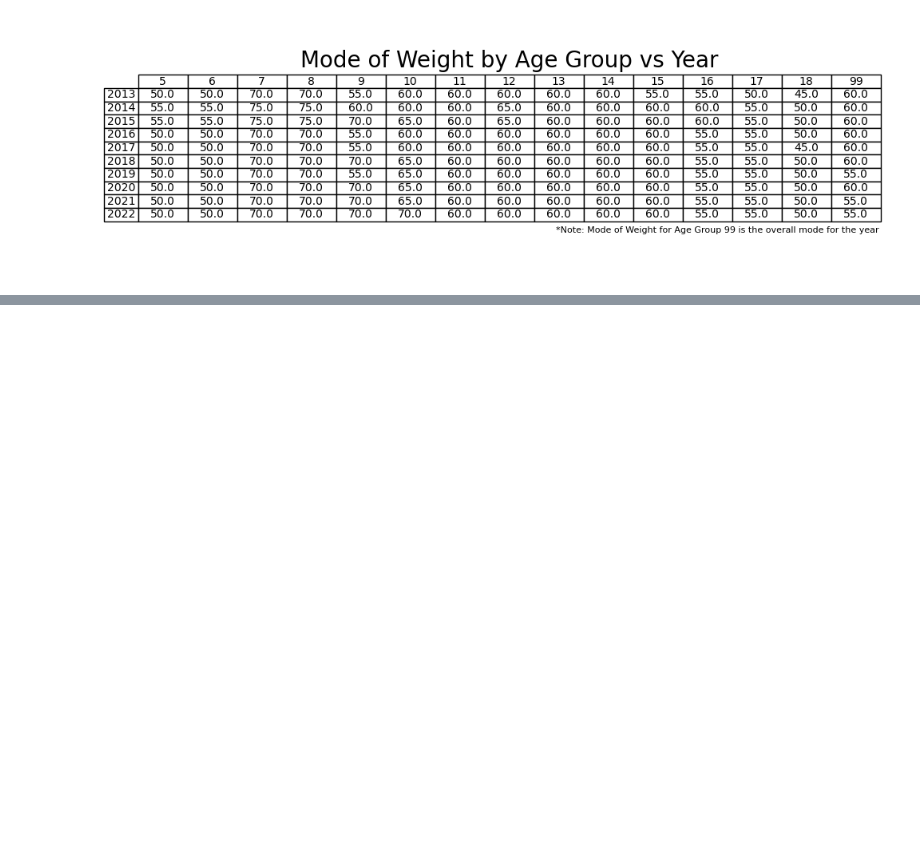
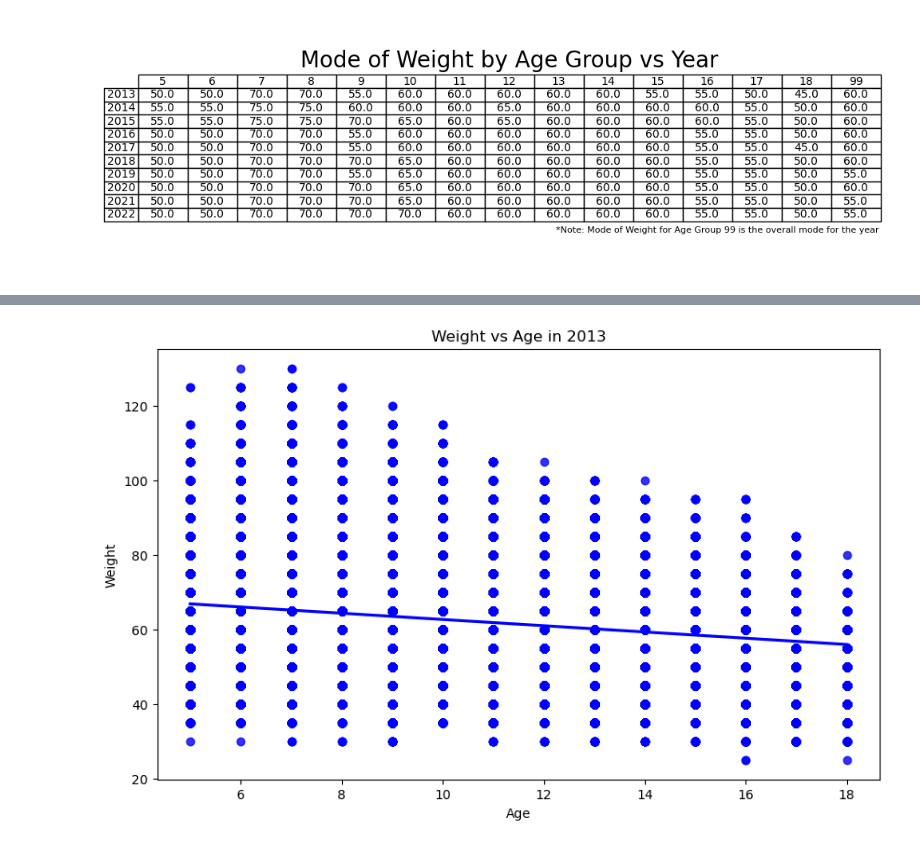
Before and after one commit to tjohns94/csd230finalproject, a Jupyter notebook: explore_wwhs.ipynb, the cells around one changed output, grey strips where cells are left out. Cells and saved outputs as stored; diff of their text form; code cells hidden in the pictures; blank space fills up the shorter version.

```diff
--- a/explore_wwhs.ipynb
+++ b/explore_wwhs.ipynb
@@ -363,0 +432,10 @@ plt.show()
+# %%
+# Plot of '체중(5kg단위)' vs '연령대코드(5세단위)' in 'age_wwhs['기준년도']==2013' with a linear regression line
+plt.figure(figsize=(10, 6))
+sns.regplot(data=age_wwhs[age_wwhs['기준년도']==2013], x='연령대코드(5세단위)', y='체중(5kg단위)', color='blue')
+plt.title('Weight vs Age in 2013')
+plt.xlabel('Age')
+plt.ylabel('Weight')
+plt.show()
+# %% [output]
+[figure, added]
```
Also changed, not shown: parts of 13 cells of this notebook, 21 other files.
